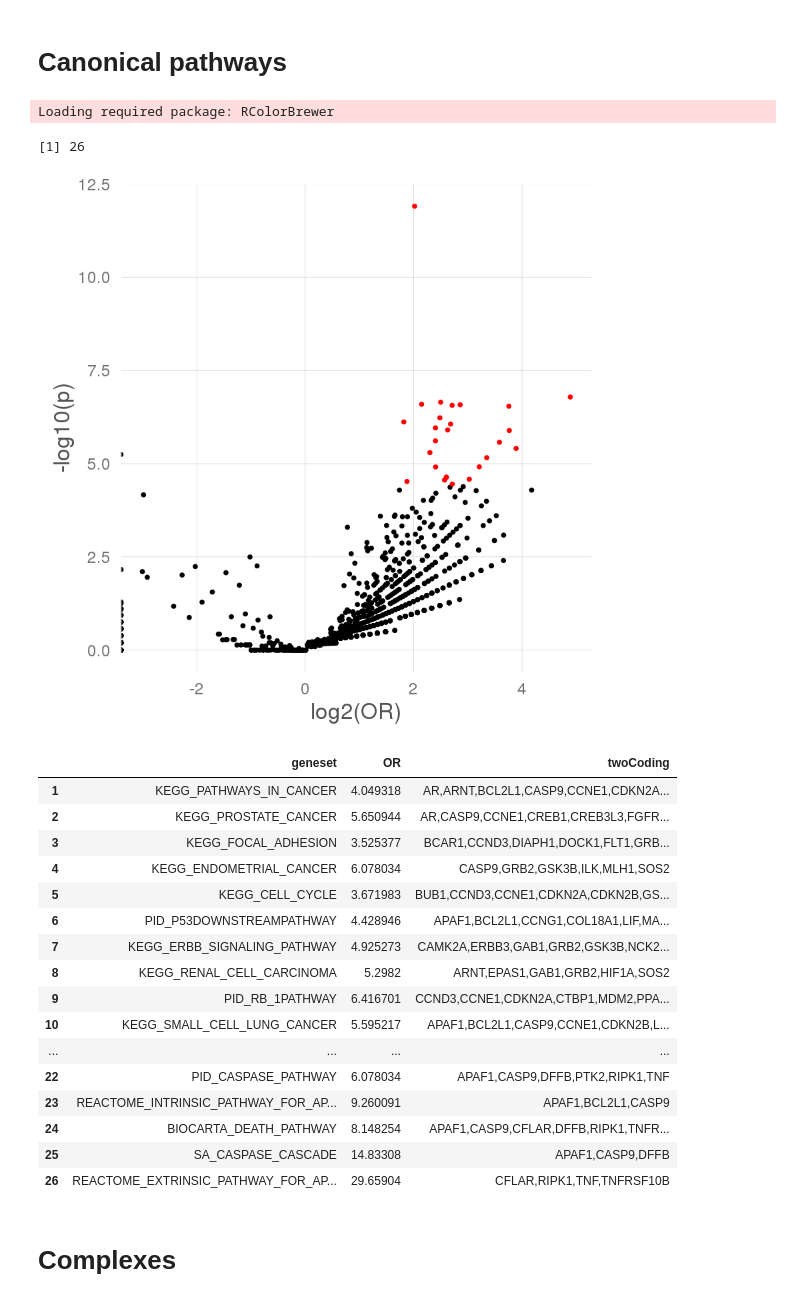
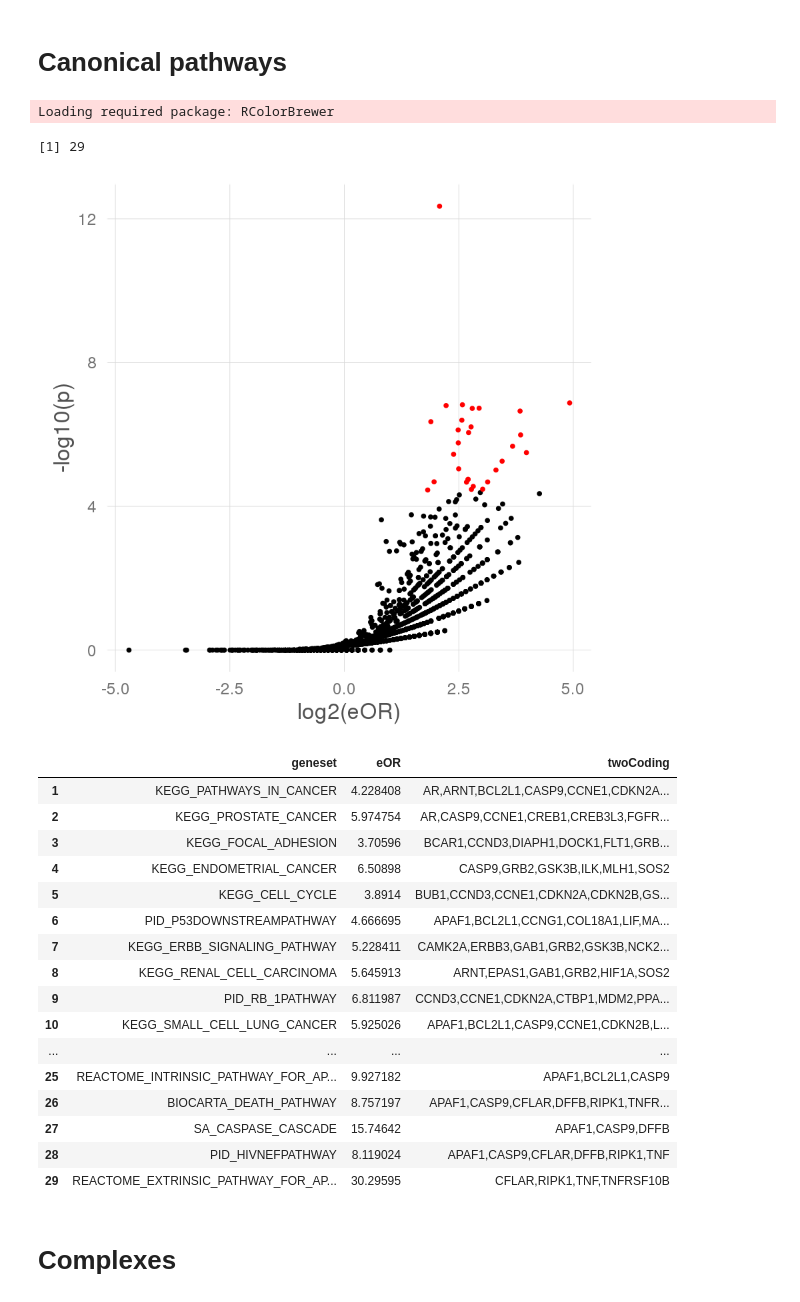
Before and after one commit to hclimente/smartas, a Jupyter notebook: structural_analysis/ppi_neighborhoods.ipynb, the cells around one changed output. Cells and saved outputs as stored; diff of their text form; code cells hidden in the pictures.

```diff
--- a/structural_analysis/ppi_neighborhoods.ipynb
+++ b/structural_analysis/ppi_neighborhoods.ipynb
@@ -54,9 +54,12 @@ fisher.intersect <- function(gs, switches){
     nsi <- length(gs) - si
     nso <- nrow(allGenes) - (si + so + nsi)
 
-    f <- c(si,so,nsi,nso) %>% matrix(2,2) %>% fisher.test
+    m <- c(si,so,nsi,nso) %>% matrix(2,2)
+    f <- m %>% fisher.test(alternative = "greater")
+    em <- m + 0.5
+    eOR <- (em[1,1]*em[2,2])/(em[1,2]*em[2,1])
 
-    data.frame(p = f$p.value, OR = f$estimate,
+    data.frame(p = f$p.value, OR = f$estimate, eOR = eOR,
                switched = switches %>% filter(GeneId %in% gs) %>% .$Symbol %>% unique %>%
                            sort %>% paste(collapse = ","))
 
@@ -232,40 +235,40 @@ canonical.patways.test %>%
 # %%
 # volcano plot
 ggplot() +
-    geom_point(data = subset(canonical.patways.test, adjp > 0.05 | OR < 1), aes(x = log2(OR), y = -log10(p))) +
-    geom_point(data = subset(canonical.patways.test, adjp < 0.05 & OR > 1), aes(x = log2(OR), y = -log10(p)),
+    geom_point(data = subset(canonical.patways.test, adjp > 0.05 | eOR < 1), aes(x = log2(eOR), y = -log10(p))) +
+    geom_point(data = subset(canonical.patways.test, adjp < 0.05 & eOR > 1), aes(x = log2(eOR), y = -log10(p)),
                color = "red") +
     clean_theme()
 
-subset(canonical.patways.test, adjp < 0.05 & OR > 1) %>% nrow
+subset(canonical.patways.test, adjp < 0.05 & eOR > 1) %>% nrow
 # %% [output]
 Loading required package: RColorBrewer
-[1] 26
+[1] 29
-[figure, old version]
+[figure, new version]
 # %%
 # canonical patways enriched in ppi switches with two coding isoforms
 canonical.patways.test %>%
-    filter(adjp < 0.05 & OR > 1 & driverAffected != "" & twoCoding != "") %>%
+    filter(adjp < 0.05 & eOR > 1 & driverAffected != "" & twoCoding != "") %>%
     arrange(desc(NumDrivers)) %>%
-    select(geneset,OR,twoCoding)
+    select(geneset,eOR,twoCoding)
 # %% [output]
-|  | geneset | OR | twoCoding |
-| 1 | KEGG_PATHWAYS_IN_CANCER | 4.049318 | AR,ARNT,BCL2L1,CASP9,CCNE1,CDKN2A... |
-| 2 | KEGG_PROSTATE_CANCER | 5.650944 | AR,CASP9,CCNE1,CREB1,CREB3L3,FGFR... |
-| 3 | KEGG_FOCAL_ADHESION | 3.525377 | BCAR1,CCND3,DIAPH1,DOCK1,FLT1,GRB... |
-| 4 | KEGG_ENDOMETRIAL_CANCER | 6.078034 | CASP9,GRB2,GSK3B,ILK,MLH1,SOS2 |
-| 5 | KEGG_CELL_CYCLE | 3.671983 | BUB1,CCND3,CCNE1,CDKN2A,CDKN2B,GS... |
-| 6 | PID_P53DOWNSTREAMPATHWAY | 4.428946 | APAF1,BCL2L1,CCNG1,COL18A1,LIF,MA... |
-| 7 | KEGG_ERBB_SIGNALING_PATHWAY | 4.925273 | CAMK2A,ERBB3,GAB1,GRB2,GSK3B,NCK2... |
-| 8 | KEGG_RENAL_CELL_CARCINOMA | 5.2982 | ARNT,EPAS1,GAB1,GRB2,HIF1A,SOS2 |
-| 9 | PID_RB_1PATHWAY | 6.416701 | CCND3,CCNE1,CDKN2A,CTBP1,MDM2,PPA... |
-| 10 | KEGG_SMALL_CELL_LUNG_CANCER | 5.595217 | APAF1,BCL2L1,CASP9,CCNE1,CDKN2B,L... |
+|  | geneset | eOR | twoCoding |
+| 1 | KEGG_PATHWAYS_IN_CANCER | 4.228408 | AR,ARNT,BCL2L1,CASP9,CCNE1,CDKN2A... |
+| 2 | KEGG_PROSTATE_CANCER | 5.974754 | AR,CASP9,CCNE1,CREB1,CREB3L3,FGFR... |
+| 3 | KEGG_FOCAL_ADHESION | 3.70596 | BCAR1,CCND3,DIAPH1,DOCK1,FLT1,GRB... |
+| 4 | KEGG_ENDOMETRIAL_CANCER | 6.50898 | CASP9,GRB2,GSK3B,ILK,MLH1,SOS2 |
+| 5 | KEGG_CELL_CYCLE | 3.8914 | BUB1,CCND3,CCNE1,CDKN2A,CDKN2B,GS... |
+| 6 | PID_P53DOWNSTREAMPATHWAY | 4.666695 | APAF1,BCL2L1,CCNG1,COL18A1,LIF,MA... |
+| 7 | KEGG_ERBB_SIGNALING_PATHWAY | 5.228411 | CAMK2A,ERBB3,GAB1,GRB2,GSK3B,NCK2... |
+| 8 | KEGG_RENAL_CELL_CARCINOMA | 5.645913 | ARNT,EPAS1,GAB1,GRB2,HIF1A,SOS2 |
+| 9 | PID_RB_1PATHWAY | 6.811987 | CCND3,CCNE1,CDKN2A,CTBP1,MDM2,PPA... |
+| 10 | KEGG_SMALL_CELL_LUNG_CANCER | 5.925026 | APAF1,BCL2L1,CASP9,CCNE1,CDKN2B,L... |
 | ... | ... | ... | ... |
-| 22 | PID_CASPASE_PATHWAY | 6.078034 | APAF1,CASP9,DFFB,PTK2,RIPK1,TNF |
-| 23 | REACTOME_INTRINSIC_PATHWAY_FOR_AP... | 9.260091 | APAF1,BCL2L1,CASP9 |
-| 24 | BIOCARTA_DEATH_PATHWAY | 8.148254 | APAF1,CASP9,CFLAR,DFFB,RIPK1,TNFR... |
-| 25 | SA_CASPASE_CASCADE | 14.83308 | APAF1,CASP9,DFFB |
-| 26 | REACTOME_EXTRINSIC_PATHWAY_FOR_AP... | 29.65904 | CFLAR,RIPK1,TNF,TNFRSF10B |
+| 25 | REACTOME_INTRINSIC_PATHWAY_FOR_AP... | 9.927182 | APAF1,BCL2L1,CASP9 |
+| 26 | BIOCARTA_DEATH_PATHWAY | 8.757197 | APAF1,CASP9,CFLAR,DFFB,RIPK1,TNFR... |
+| 27 | SA_CASPASE_CASCADE | 15.74642 | APAF1,CASP9,DFFB |
+| 28 | PID_HIVNEFPATHWAY | 8.119024 | APAF1,CASP9,CFLAR,DFFB,RIPK1,TNF |
+| 29 | REACTOME_EXTRINSIC_PATHWAY_FOR_AP... | 30.29595 | CFLAR,RIPK1,TNF,TNFRSF10B |
 # %% [markdown]
 # Complexes
 # %%
```
Also changed, not shown: parts of 6 cells of this notebook, 59 other files.
